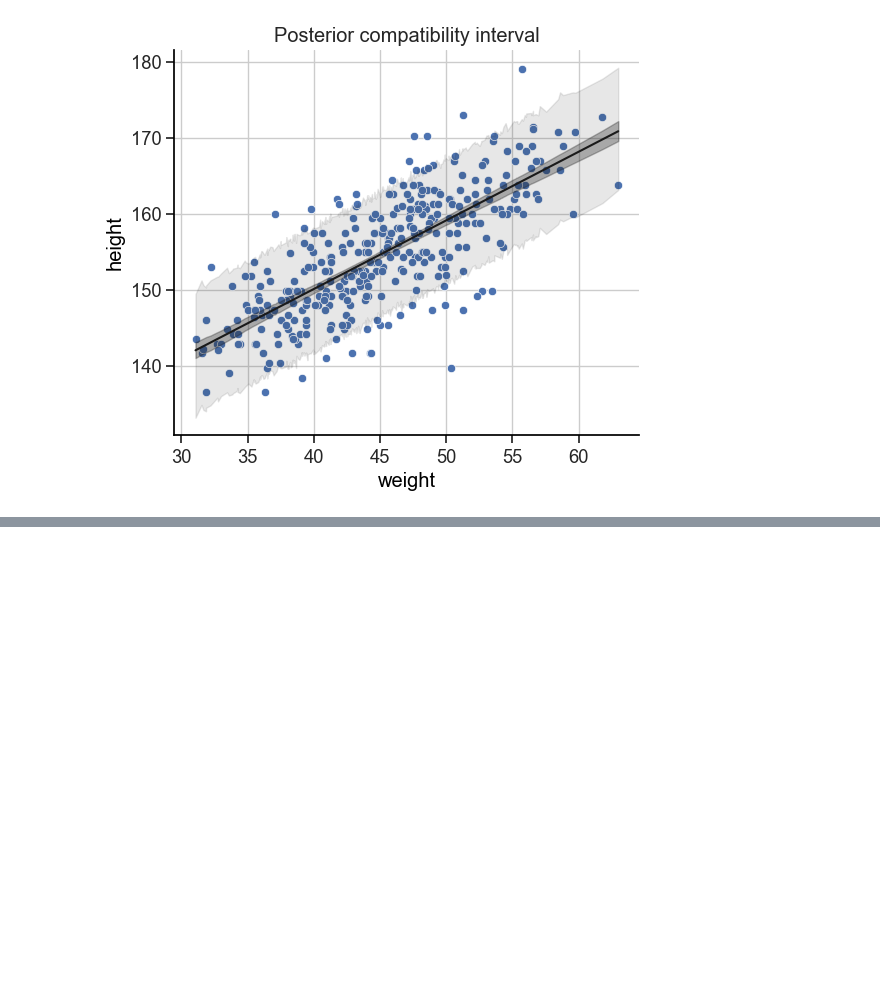
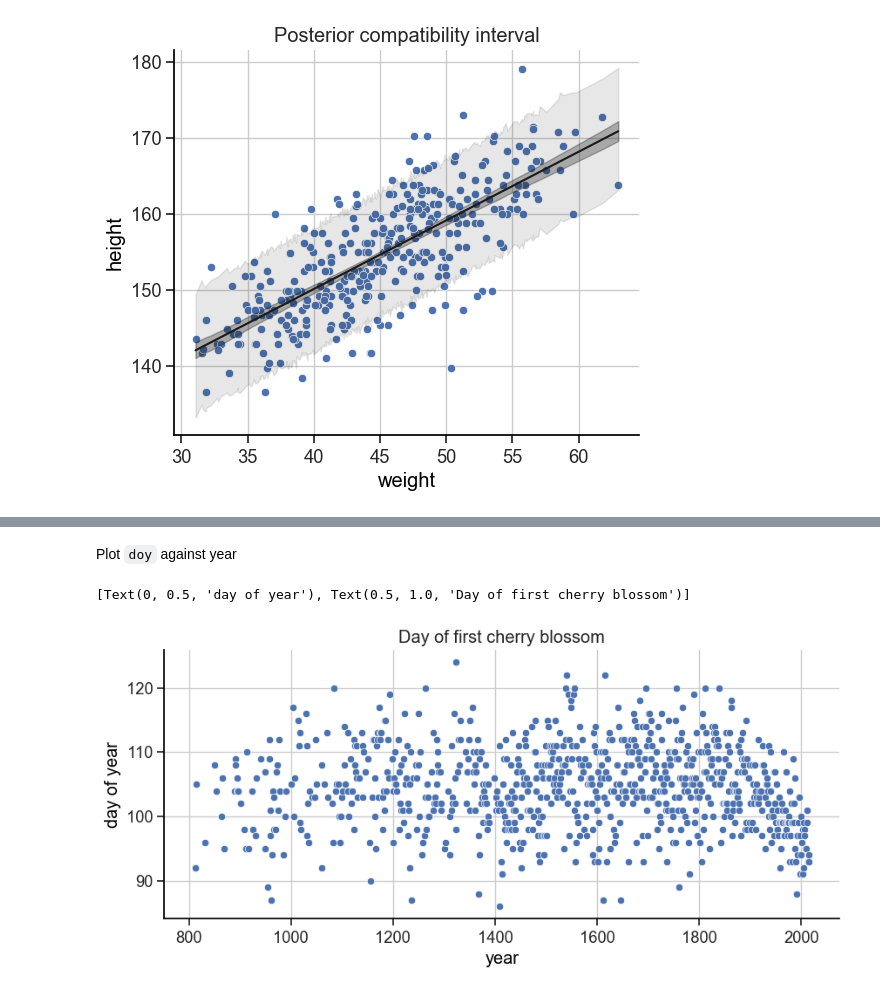
Before and after one commit to chris-leonard/statistical-rethinking, a Jupyter notebook: notes/chapter_4.ipynb, the cells around one changed output, grey strips where cells are left out. Saved outputs shown, nothing was run; the diff lists cells and outputs as text; code cells hidden in the pictures; blank space fills up the shorter version.

```diff
--- a/notes/chapter_4.ipynb
+++ b/notes/chapter_4.ipynb
@@ -38,6 +38,7 @@ colors = sns.color_palette()
 # %%
 DATA_DIR = "../data"
 HOWELL_FILE = "howell.csv"
+CHERRY_BLOSSOMS_FILE = "cherry_blossoms.csv"
 
 RANDOM_SEED = 42
 # %%
@@ -767,0 +968,3 @@ ax.set(title="Posterior compatibility interval");
+# %%
+cherry = load_data(CHERRY_BLOSSOMS_FILE)
+cherry.describe()
@@ -767,0 +981,14 @@ ax.set(title="Posterior compatibility interval");
+# %% [markdown]
+Plot `doy` against year
+# %%
+fig, ax = plt.subplots(figsize=(10, 4))
+
+sns.scatterplot(cherry, x="year", y="doy", ax=ax)
+
+ax.set(
+    ylabel="day of year",
+    title="Day of first cherry blossom"
+)
+# %% [output]
+[Text(0, 0.5, 'day of year'), Text(0.5, 1.0, 'Day of first cherry blossom')]
+[figure, added]
```
Also changed, not shown: parts of 23 cells of this notebook, 1 other file.
